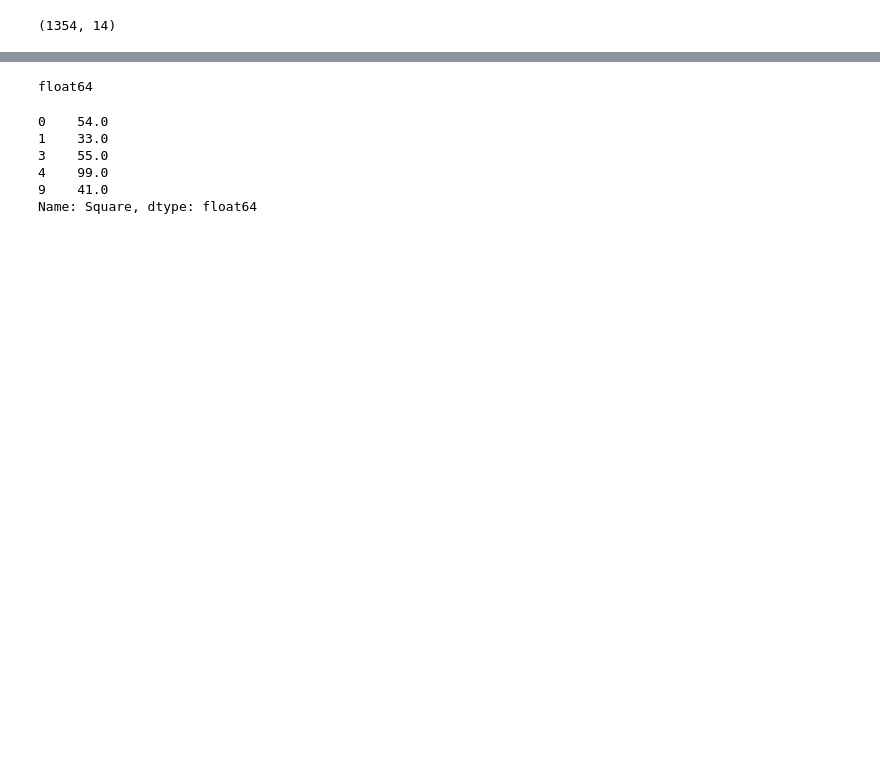
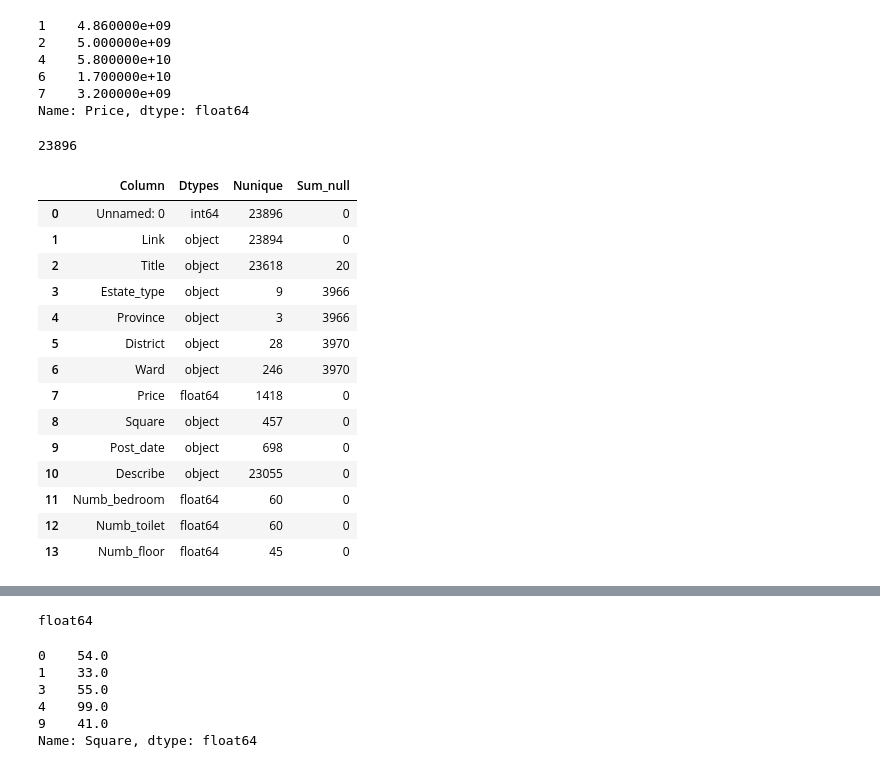
Before and after one commit to QHanh/Hanoi-House-Price-Prediction, a Jupyter notebook: clean/clean.ipynb, the cells around one changed output, grey strips where cells are left out. Drawn from its saved outputs; the diff is of its cells as text; code cells hidden in the pictures; blank space fills up the shorter version.

```diff
--- a/clean/clean.ipynb
+++ b/clean/clean.ipynb
@@ -46,12 +60,0 @@ df = df[(df['Numb_bedroom'] < 100) & (df['Numb_toilet'] < 100) & (df['Numb_floor
-# %%
-df.shape
-# %% [output]
-(1354, 14)
-# %%
-for column in ['Estate_type', 'District', 'Ward']:
-    df.loc[:, column] = df[column].fillna("Unknown")
-
-df.loc[:, 'Province'] = df['Province'].fillna("Hà Nội")
-
-for column in ['Numb_bedroom', 'Numb_toilet', 'Numb_floor']:
-    df.loc[:, column] = df[column].fillna(df[column].mean())
@@ -57,0 +75,34 @@ for column in ['Numb_bedroom', 'Numb_toilet', 'Numb_floor']:
+# %%
+df['Price'] = df['Price'].apply(convert_price)
+df = df.dropna(subset=['Price'])
+print(df['Price'].head())
+# %% [output]
+1    4.860000e+09
+2    5.000000e+09
+4    5.800000e+10
+6    1.700000e+10
+7    3.200000e+09
+Name: Price, dtype: float64
+# %%
+df = df[(df['Price'] != 0) & (df['Price'] < 500 * 1e9)]
+len(df)
+# %% [output]
+23896
+# %%
+check(df)
+# %% [output]
+|  | Column | Dtypes | Nunique | Sum_null |
+| 0 | Unnamed: 0 | int64 | 23896 | 0 |
+| 1 | Link | object | 23894 | 0 |
+| 2 | Title | object | 23618 | 20 |
+| 3 | Estate_type | object | 9 | 3966 |
+| 4 | Province | object | 3 | 3966 |
+| 5 | District | object | 28 | 3970 |
+| 6 | Ward | object | 246 | 3970 |
+| 7 | Price | float64 | 1418 | 0 |
+| 8 | Square | object | 457 | 0 |
+| 9 | Post_date | object | 698 | 0 |
+| 10 | Describe | object | 23055 | 0 |
+| 11 | Numb_bedroom | float64 | 60 | 0 |
+| 12 | Numb_toilet | float64 | 60 | 0 |
+| 13 | Numb_floor | float64 | 45 | 0 |
```
Also changed, not shown: parts of 14 cells of this notebook, 8 other files.
